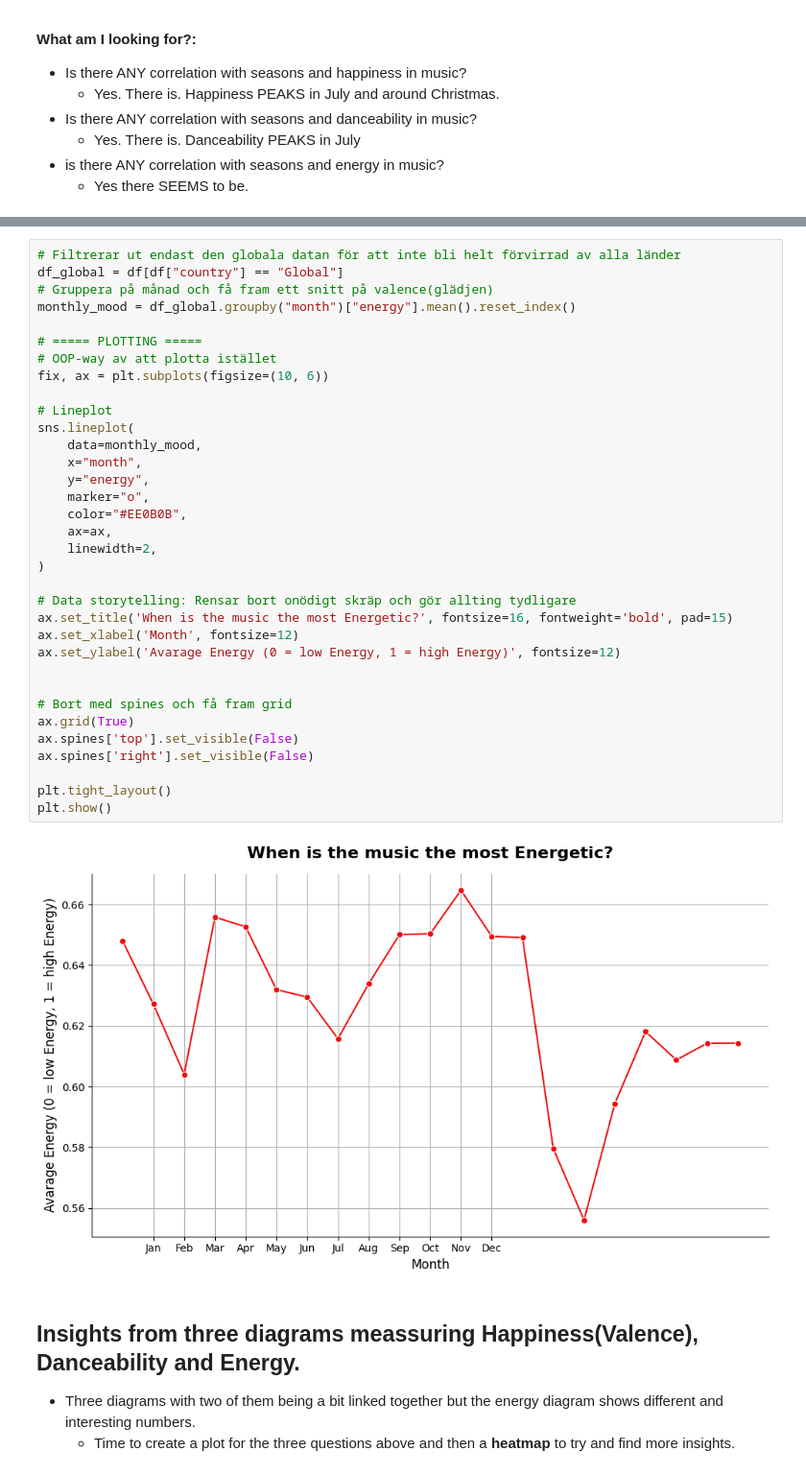
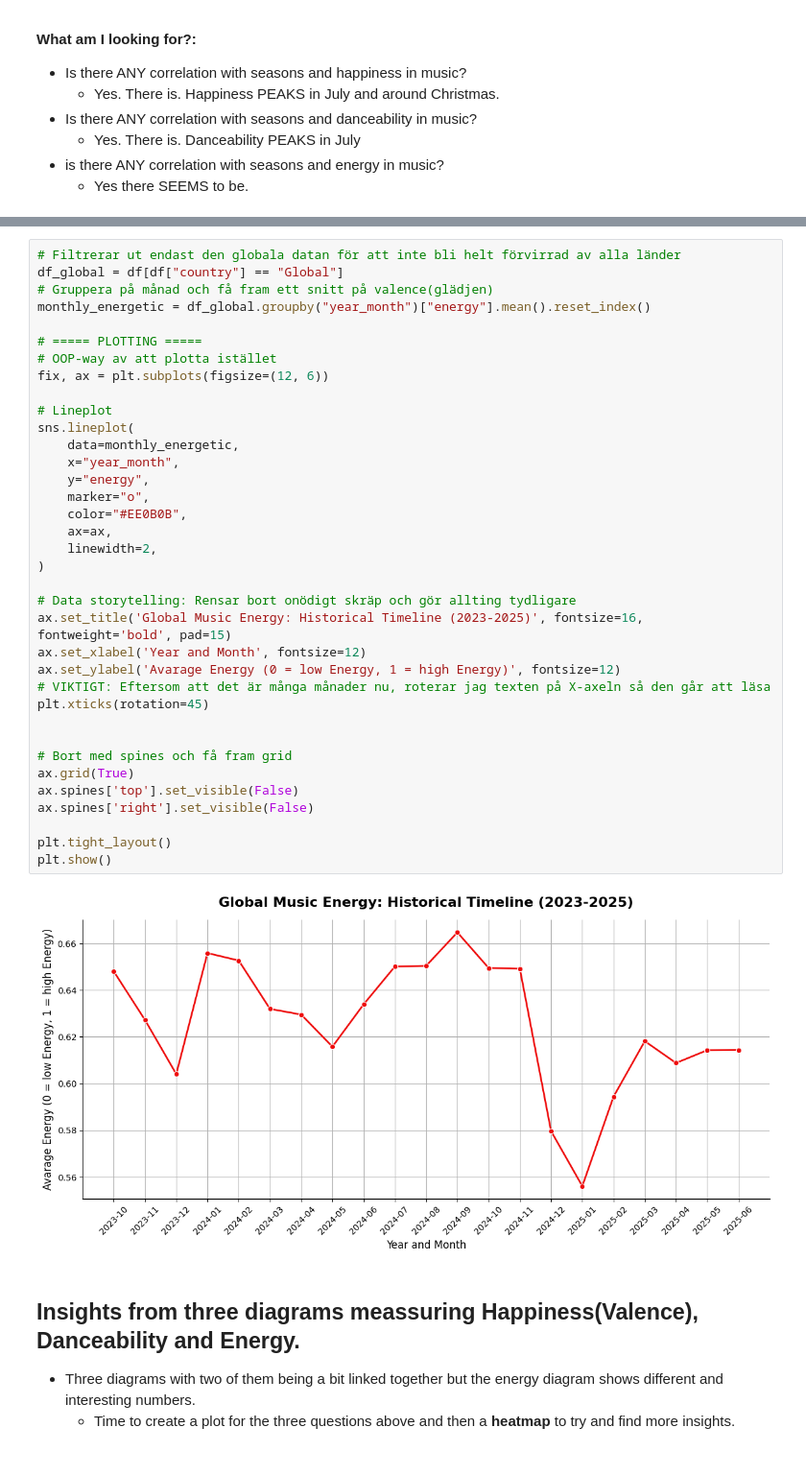
Before and after one commit to JohnnyHyytiainen/DEUX2025_music_project, a Jupyter notebook: notebooks/eda_global_johnny.ipynb, the cells around one changed output, grey strips where cells are left out. Shown at 96% size. Cells and saved outputs as stored; diff of their text form.

Commit message:
feat(updated EDA): Updated global EDA to show year/month instead of only months to properly show data

```diff
--- a/notebooks/eda_global_johnny.ipynb
+++ b/notebooks/eda_global_johnny.ipynb
@@ -209,39 +213,41 @@ plt.show()
 # %%
 # Filtrerar ut endast den globala datan för att inte bli helt förvirrad av alla länder
 df_global = df[df["country"] == "Global"]
 # Gruppera på månad och få fram ett snitt på valence(glädjen)
-monthly_mood = df_global.groupby("month")["energy"].mean().reset_index()
+monthly_energetic = df_global.groupby("year_month")["energy"].mean().reset_index()
 
 # ===== PLOTTING =====
 # OOP-way av att plotta istället
-fix, ax = plt.subplots(figsize=(10, 6))
+fix, ax = plt.subplots(figsize=(12, 6))
 
 # Lineplot
 sns.lineplot(
-    data=monthly_mood,
-    x="month",
+    data=monthly_energetic,
+    x="year_month",
     y="energy",
     marker="o",
     color="#EE0B0B",
     ax=ax,
     linewidth=2,
 )
 
 # Data storytelling: Rensar bort onödigt skräp och gör allting tydligare
-ax.set_title('When is the music the most Energetic?', fontsize=16, fontweight='bold', pad=15)
-ax.set_xlabel('Month', fontsize=12)
+ax.set_title('Global Music Energy: Historical Timeline (2023-2025)', fontsize=16, fontweight='bold', pad=15)
+ax.set_xlabel('Year and Month', fontsize=12)
 ax.set_ylabel('Avarage Energy (0 = low Energy, 1 = high Energy)', fontsize=12)
+# VIKTIGT: Eftersom att det är många månader nu, roterar jag texten på X-axeln så den går att läsa
+plt.xticks(rotation=45)
 
 
 # Bort med spines och få fram grid
 ax.grid(True)
 ax.spines['top'].set_visible(False)
 ax.spines['right'].set_visible(False)
 
 plt.tight_layout()
 plt.show()
 # %% [output]
-[figure, old version]
+[figure, new version]
 # %% [markdown]
 ## Insights from three diagrams meassuring Happiness(Valence), Danceability and Energy.
 - Three diagrams with two of them being a bit linked together but the energy diagram shows different and interesting numbers.
```
Also changed, not shown: parts of 4 cells of this notebook.
